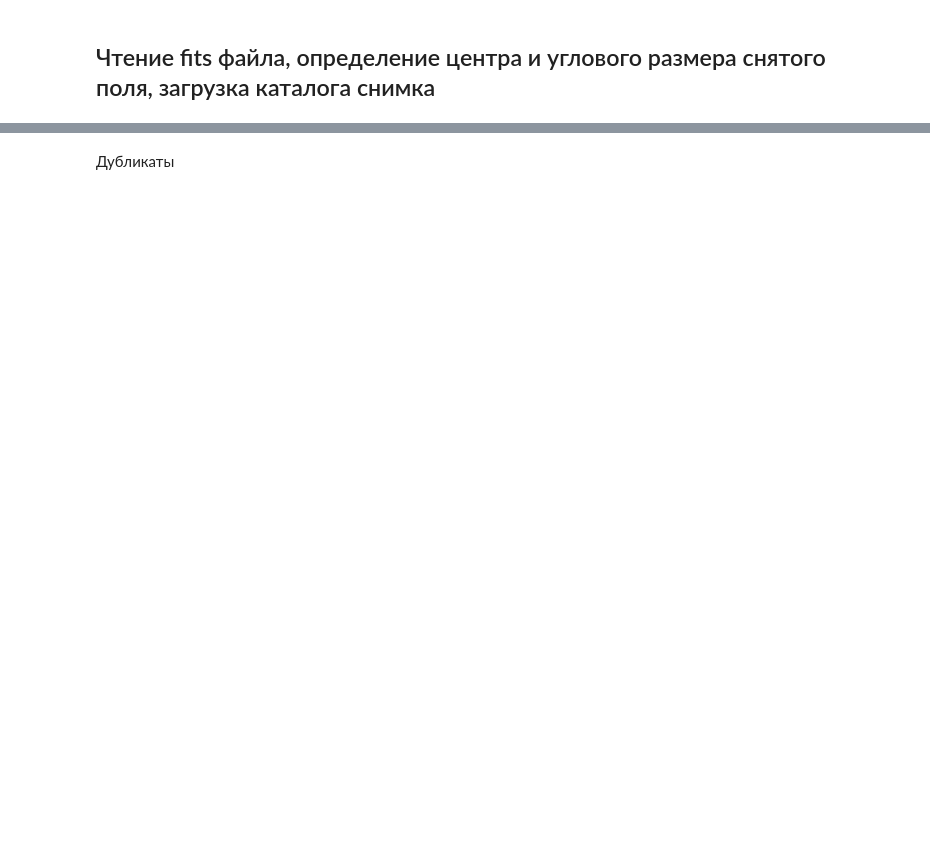
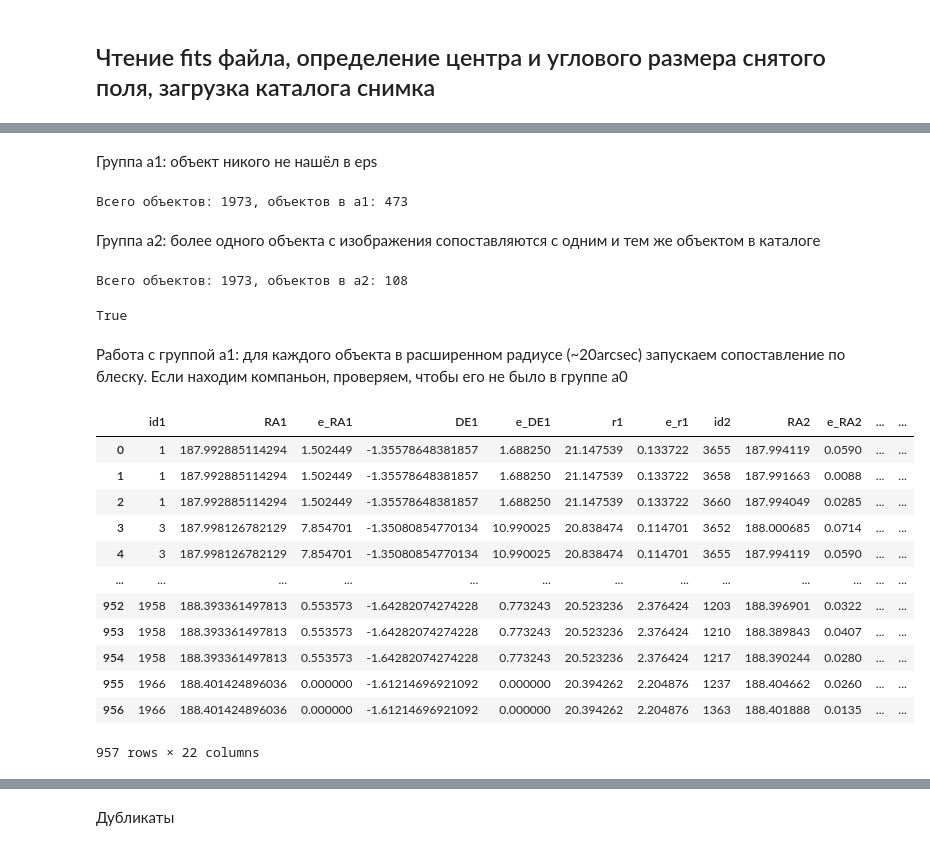
Before and after one commit to EA4096/xMatch, a Jupyter notebook: Final_comments.ipynb, the cells around one changed output, grey strips where cells are left out. Cells and saved outputs as stored; diff of their text form; code cells hidden in the pictures; blank space fills up the shorter version.

```diff
--- a/Final_comments.ipynb
+++ b/Final_comments.ipynb
@@ -151,0 +401,5 @@ noid
+# %%
+%%time
+
+nnbs = SkyCoord.match_to_catalog_sky(df1_coord, df2_coord)
+eps=2
@@ -151,0 +423,65 @@ noid
+# %% [markdown]
+Группа a1: объект никого не нашёл в eps
+# %%
+temp_ar = nnbs[1].to(u.arcsec).value > eps
+
+a1 = df1.loc[temp_ar].copy()
+
+print('Всего объектов: {}, объектов в a1: {}'.format(len(df1), len(a1)))
+# %% [output]
+Всего объектов: 1973, объектов в a1: 473
+# %% [markdown]
+Группа a2: более одного объекта с изображения сопоставляются с одним и тем же объектом в каталоге
+# %%
+temp_ar = nnbs[1].to(u.arcsec).value < eps
+
+temp_df = df1.loc[temp_ar].copy()
+temp_df['id2'] = nnbs[0][temp_ar]
+
+a2= temp_df.loc[temp_df.id2.duplicated(keep=False)].copy()
+a2.reset_index(drop=False, inplace=True)
+a2.rename(columns={'index': 'id1'}, inplace=True)
+
+print('Всего объектов: {}, объектов в a2: {}'.format(len(df1), len(a2)))
+# %% [output]
+Всего объектов: 1973, объектов в a2: 108
+# %%
+print(len(a0) + len(a1) + len(a2) == len(df1))
+# %% [output]
+True
+# %% [markdown]
+Работа с группой a1: для каждого объекта в расширенном радиусе (~20arcsec) запускаем сопоставление по блеску. Если находим компаньон, проверяем, чтобы его не было в группе a0
+# %%
+noid_coord = SkyCoord(a1.iloc[:, 0].values.astype(float).tolist(), a1.iloc[:, 2].values.astype(float).tolist(), frame="icrs", unit="deg")
+res = search_around_sky(noid_coord, df2_coord, seplimit=20*u.arcsec)
+
+temp_df_1 = a1.iloc[res[0]].copy()
+temp_df_1.reset_index(drop=False, inplace=True)
+temp_df_1.rename(columns={'index': 'id1'}, inplace=True)
+
+
+temp_df_2 = df2.iloc[res[1]].copy()
+temp_df_2.reset_index(drop=False, inplace=True)
+temp_df_2.rename(columns={'index': 'id2'}, inplace=True)
+
+preprod1 = pd.concat([temp_df_1, temp_df_2], axis=1)
+preprod1['sep'] = res[2].value*3600
+
+#Сопоставление по магнитудам
+phm_test = preprod1.apply(lamy.photometry_test, axis = 1, args = (model, ))
+preprod1['phm_test'] = phm_test
+preprod1
+# %% [output]
+|  | id1 | RA1 | e_RA1 | DE1 | e_DE1 | r1 | e_r1 | id2 | RA2 | e_RA2 | ... | ... |
+| 0 | 1 | 187.992885114294 | 1.502449 | -1.35578648381857 | 1.688250 | 21.147539 | 0.133722 | 3655 | 187.994119 | 0.0590 | ... | ... |
+| 1 | 1 | 187.992885114294 | 1.502449 | -1.35578648381857 | 1.688250 | 21.147539 | 0.133722 | 3658 | 187.991663 | 0.0088 | ... | ... |
+| 2 | 1 | 187.992885114294 | 1.502449 | -1.35578648381857 | 1.688250 | 21.147539 | 0.133722 | 3660 | 187.994049 | 0.0285 | ... | ... |
+| 3 | 3 | 187.998126782129 | 7.854701 | -1.35080854770134 | 10.990025 | 20.838474 | 0.114701 | 3652 | 188.000685 | 0.0714 | ... | ... |
+| 4 | 3 | 187.998126782129 | 7.854701 | -1.35080854770134 | 10.990025 | 20.838474 | 0.114701 | 3655 | 187.994119 | 0.0590 | ... | ... |
+| ... | ... | ... | ... | ... | ... | ... | ... | ... | ... | ... | ... | ... |
+| 952 | 1958 | 188.393361497813 | 0.553573 | -1.64282074274228 | 0.773243 | 20.523236 | 2.376424 | 1203 | 188.396901 | 0.0322 | ... | ... |
+| 953 | 1958 | 188.393361497813 | 0.553573 | -1.64282074274228 | 0.773243 | 20.523236 | 2.376424 | 1210 | 188.389843 | 0.0407 | ... | ... |
+| 954 | 1958 | 188.393361497813 | 0.553573 | -1.64282074274228 | 0.773243 | 20.523236 | 2.376424 | 1217 | 188.390244 | 0.0280 | ... | ... |
+| 955 | 1966 | 188.401424896036 | 0.000000 | -1.61214696921092 | 0.000000 | 20.394262 | 2.204876 | 1237 | 188.404662 | 0.0260 | ... | ... |
+| 956 | 1966 | 188.401424896036 | 0.000000 | -1.61214696921092 | 0.000000 | 20.394262 | 2.204876 | 1363 | 188.401888 | 0.0135 | ... | ... |
+957 rows × 22 columns
```
Also changed, not shown: parts of 63 cells of this notebook.
